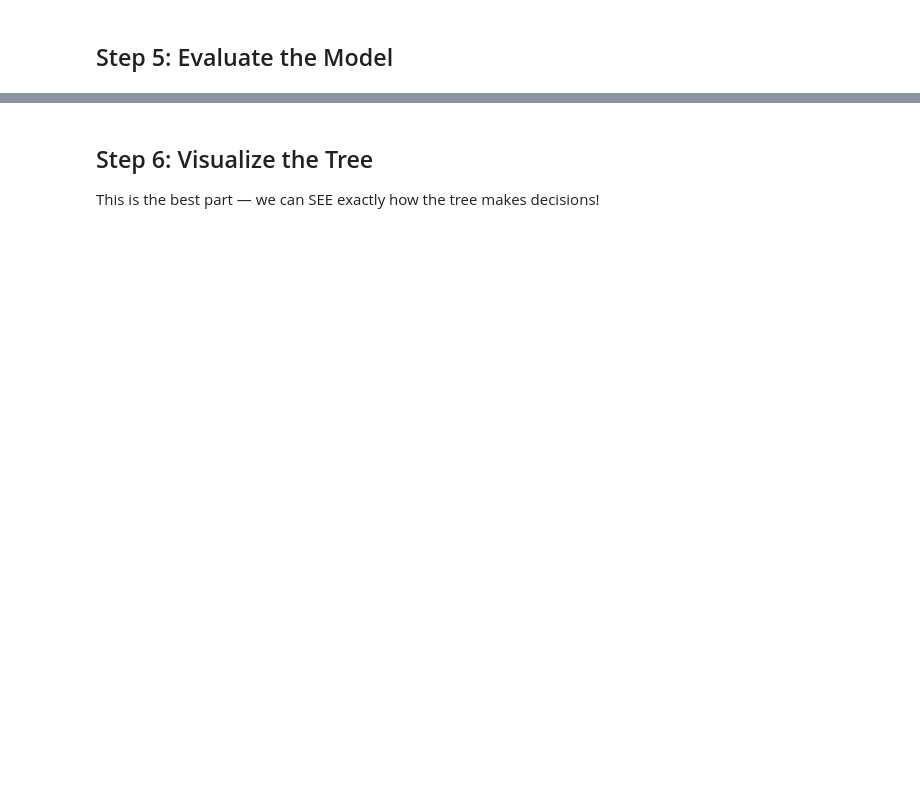
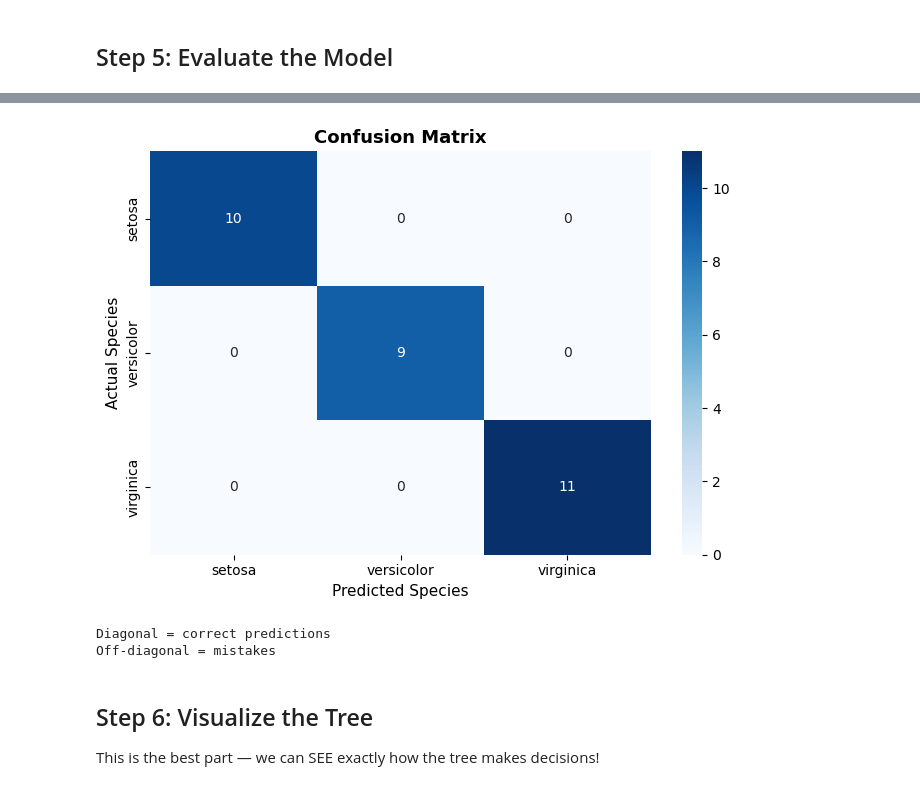
Before and after one commit to 42mcmaster/artificialIntelligence, a Jupyter notebook: refresh/example_02_DecisionTrees_Iris.ipynb, the cells around one changed output, grey strips where cells are left out. Drawn from its saved outputs; the diff is of its cells as text; code cells hidden in the pictures; blank space fills up the shorter version.

Commit message:
updates to refresh decision trees

```diff
--- a/refresh/example_02_DecisionTrees_Iris.ipynb
+++ b/refresh/example_02_DecisionTrees_Iris.ipynb
@@ -126,17 +176,22 @@ print(classification_report(y_test, predictions))
 # %%
 # Confusion matrix — shows where mistakes happen
+speciesNames = iris.target_names
 cm = confusion_matrix(y_test, predictions)
 plt.figure(figsize=(7, 5))
 sns.heatmap(cm, annot=True, fmt='d', cmap='Blues',
-            xticklabels=treeModel.classes_, yticklabels=treeModel.classes_)
+            xticklabels=speciesNames, yticklabels=speciesNames)
 plt.xlabel('Predicted Species', fontsize=11)
 plt.ylabel('Actual Species', fontsize=11)
 plt.title('Confusion Matrix', fontsize=13, fontweight='bold')
 plt.tight_layout()
 plt.show()
 
 print('Diagonal = correct predictions')
 print('Off-diagonal = mistakes')
+# %% [output]
+[figure, added]
+Diagonal = correct predictions
+Off-diagonal = mistakes
 # %% [markdown]
 ## Step 6: Visualize the Tree
 
```
Also changed, not shown: parts of 12 cells of this notebook, 2 other files.
